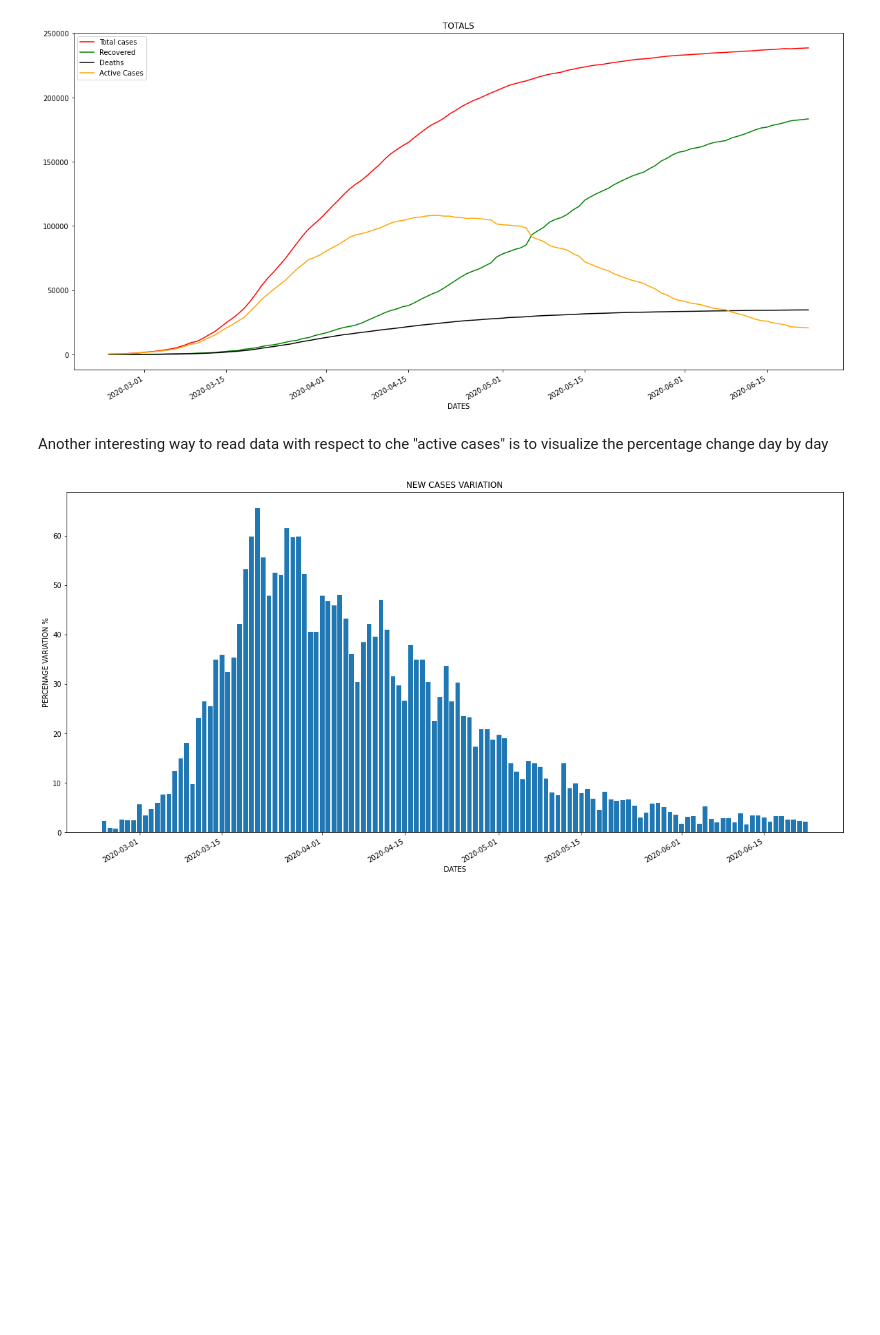
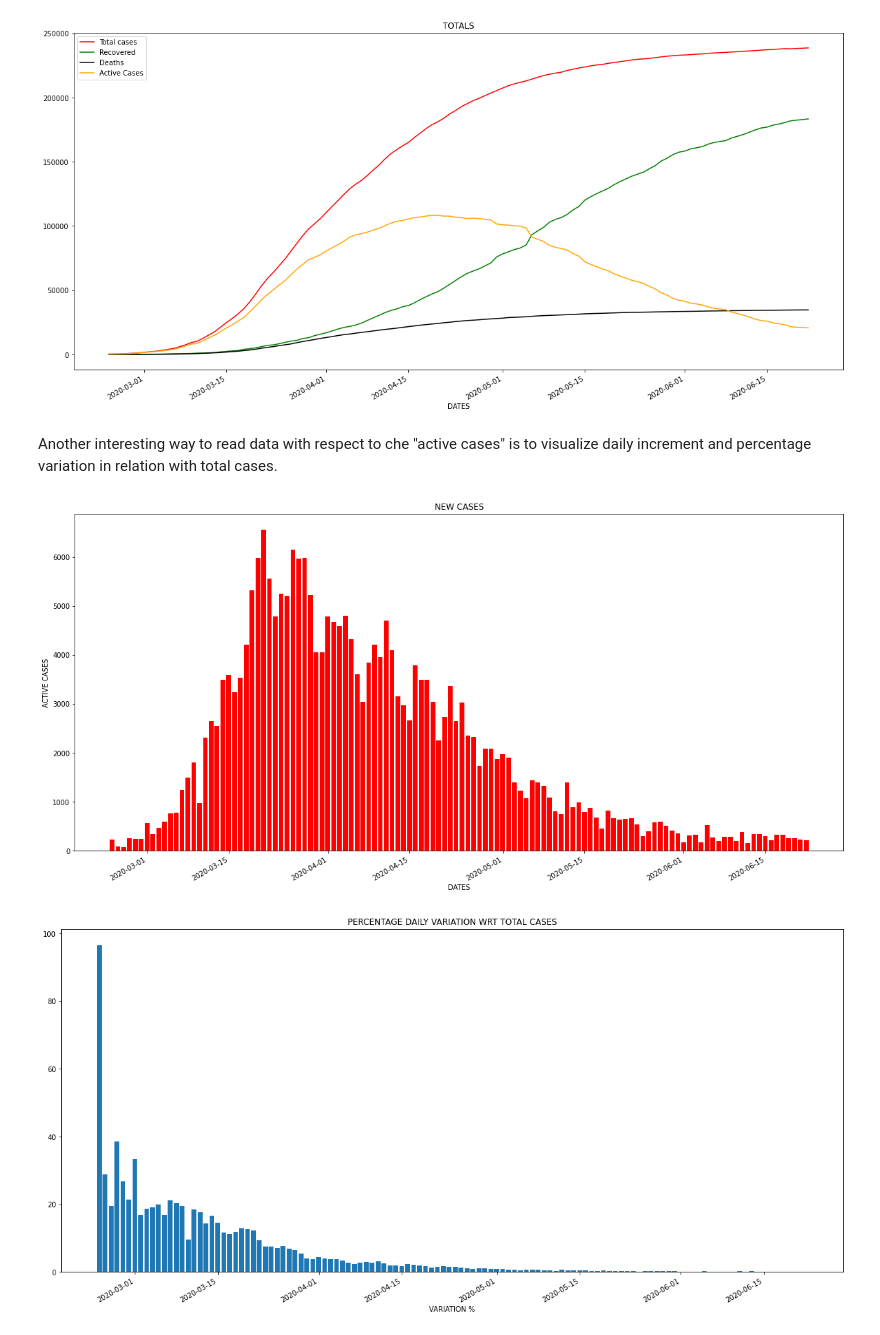
Before and after one commit to pisalore/AAGM_exam, a Jupyter notebook: pandas_exam.ipynb, the cells around one changed output. Cells and saved outputs as stored; diff of their text form; code cells hidden in the pictures; blank space fills up the shorter version.

Commit message:
added daily percentage variation

```diff
--- a/pandas_exam.ipynb
+++ b/pandas_exam.ipynb
@@ -79,7 +79,7 @@ In this section general data visualization are provided: totals
 (total COVID-19 cases, recovered, deaths and active cases in Italy)
 are shown below.
 # %%
-dates, total_cases, recovered, deaths, active_cases, percentage_change = [], [], [], [], [], []
+dates, total_cases, recovered, deaths, active_cases, new_cases, percentage_variation = [], [], [], [], [], [], []
 
 for date_group in dF_regions.groupby(['data']):
     t, r, d = date_group[1]['totale_casi'].sum(),\
@@ -90,7 +90,8 @@ for date_group in dF_regions.groupby(['data']):
     recovered.append(r)
     deaths.append(d)
     active_cases.append(t  - r - d)
-    percentage_change.append(date_group[1]['nuovi_positivi'].sum() / 100)
+    new_cases.append(date_group[1]['nuovi_positivi'].sum())
+    percentage_variation.append(date_group[1]['nuovi_positivi'].sum() / t * 100)
     dates.append(date_group[0].split('T')[0])
 
 x_dates = [dt.datetime.strptime(d,'%Y-%m-%d').date() for d in dates]
@@ -109,12 +110,19 @@ plt.show()
 [figure]
 # %% [markdown]
 Another interesting way to read data with respect to che "active cases" is to
-visualize the percentage change day by day
+visualize daily increment and percentage variation
+in relation with total cases.
 # %%
 fig, ax = plt.subplots(figsize = (20, 10))
-ax.set(xlabel='DATES', YLABEL='PERCENAGE VARIATION %',title='NEW CASES VARIATION')
-ax.bar(x_dates, percentage_change)
+ax.set(xlabel='DATES', YLABEL='ACTIVE CASES',title='NEW CASES')
+ax.bar(x_dates, new_cases, color='red')
+plt.gcf().autofmt_xdate()
+
+fig1, ax1 = plt.subplots(figsize = (20, 10))
+ax1.set(xlabel='VARIATION %', YLABEL='',title='PERCENTAGE DAILY VARIATION WRT TOTAL CASES')
+ax1.bar(x_dates, percentage_variation)
 plt.gcf().autofmt_xdate()
 plt.show()
 # %% [output]
-[figure, old version]
+[figure, new version]
+[figure, added]
```
